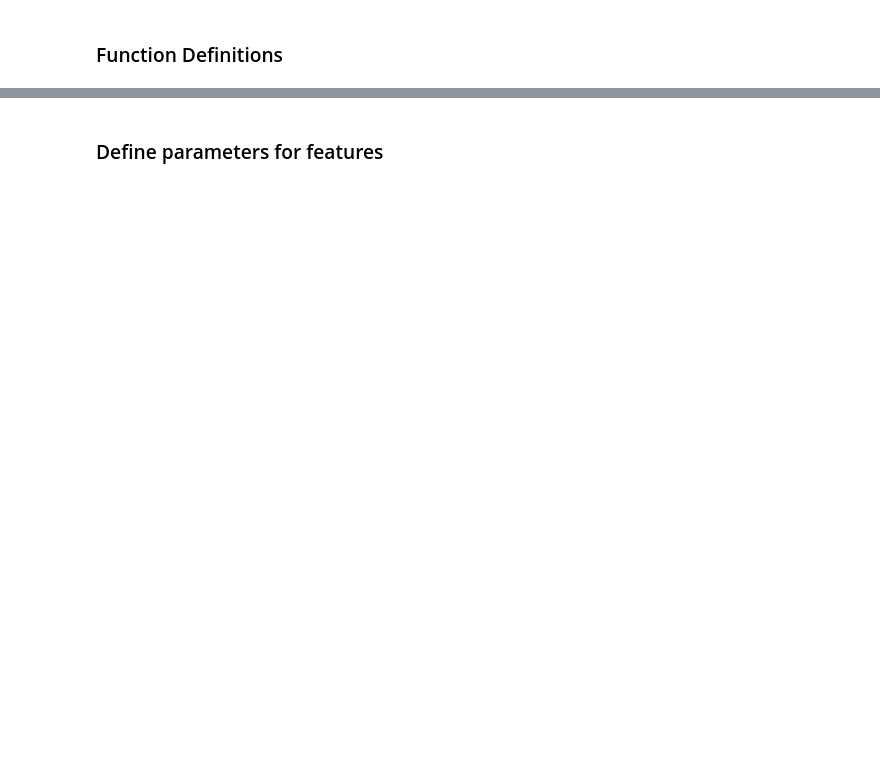
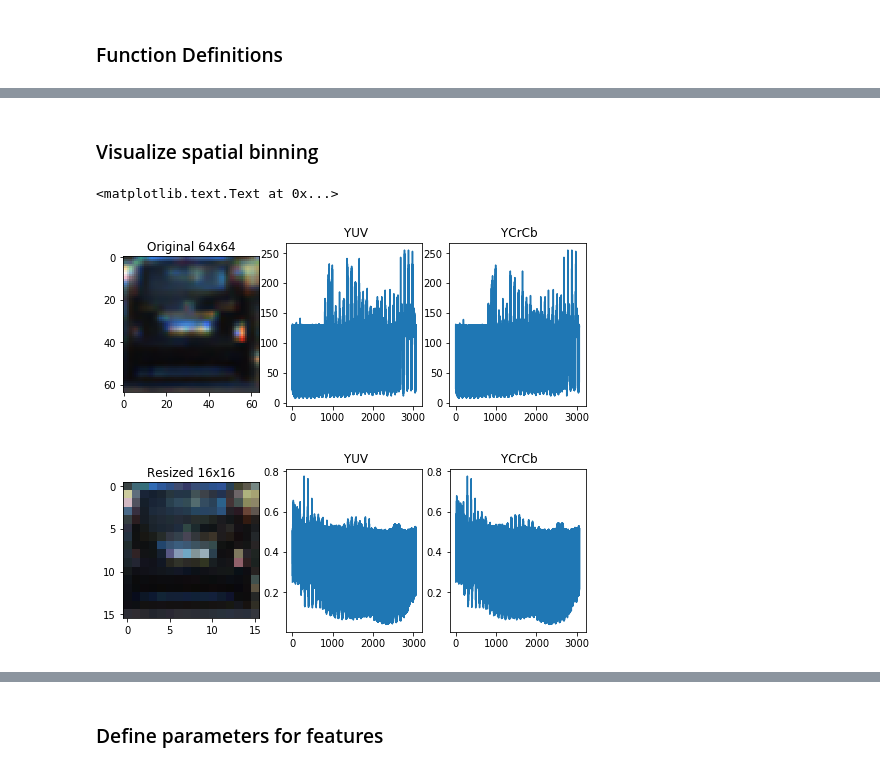
Before and after one commit to laa-1-yay/Vehicle-detection-and-tracking, a Jupyter notebook: vehicle_tracking.ipynb, the cells around one changed output, grey strips where cells are left out. Cells and saved outputs as stored; diff of their text form; code cells hidden in the pictures; blank space fills up the shorter version.

```diff
--- a/vehicle_tracking.ipynb
+++ b/vehicle_tracking.ipynb
@@ -125,9 +154,22 @@ def get_hog_features(img, orient, pix_per_cell, cell_per_block, vis=False, featu
 # %%
 '''Function to compute binned color features'''
 
-def bin_spatial(img, size=(32, 32)):
+def bin_spatial(img, color_space='RGB', size=(32, 32)):
+    # Convert image to new color space (if specified)
+    if color_space != 'RGB':
+        if color_space == 'HSV':
+            feature_image = cv2.cvtColor(img, cv2.COLOR_RGB2HSV)
+        elif color_space == 'LUV':
+            feature_image = cv2.cvtColor(img, cv2.COLOR_RGB2LUV)
+        elif color_space == 'HLS':
+            feature_image = cv2.cvtColor(img, cv2.COLOR_RGB2HLS)
+        elif color_space == 'YUV':
+            feature_image = cv2.cvtColor(img, cv2.COLOR_RGB2YUV)
+        elif color_space == 'YCrCb':
+            feature_image = cv2.cvtColor(img, cv2.COLOR_RGB2YCrCb)
+    else: feature_image = np.copy(img)
     # Use cv2.resize().ravel() to create the feature vector
-    features = cv2.resize(img, size).ravel()
+    features = cv2.resize(feature_image, size).ravel()
     # Return the feature vector
     return features
 # %%
@@ -318,3 +424,51 @@ def search_windows(img, windows, clf, scaler, color_space='RGB',
+# %% [markdown]
+### Visualize spatial binning
+# %%
+
+f_vec_YUV = bin_spatial(image, color_space='YUV', size=(32, 32))
+f_vec_YCRCB = bin_spatial(image, color_space='YCrCb', size=(32, 32))
+
+
+# Read in an image
+# You can also read cutout2, 3, 4 etc. to see other examples
+ind = np.random.randint(0, len(cars))
+# Read in the image
+image = mpimg.imread(cars[ind])
+small_image = cv2.resize(image, (16, 16))
+
+# Plot features
+fig = plt.figure(figsize=(20,3))
+plt.subplot(172)
+plt.imshow(image)
+plt.title('Original 64x64')
+
+plt.subplot(173)
+plt.plot(f_vec_YUV)
+plt.title(' YUV')
+plt.subplot(174)
+plt.plot(f_vec_YCRCB)
+plt.title(' YCrCb')
+
+
+f_vec_YUV_16 = bin_spatial(small_image, color_space='YUV', size=(32, 32))
+f_vec_YCRCB_16 = bin_spatial(small_image, color_space='YCrCb', size=(32, 32))
+
+# Plot features
+fig = plt.figure(figsize=(20,3))
+plt.subplot(175)
+plt.imshow(small_image)
+plt.title('Resized 16x16')
+
+plt.subplot(176)
+plt.plot(f_vec_YUV_16)
+plt.title(' YUV')
+plt.subplot(177)
+plt.plot(f_vec_YCRCB_16)
+plt.title(' YCrCb')
+# %% [output]
+<matplotlib.text.Text at 0x...>
+[figure, added]
+[figure, added]
 # %%
 # ----------------------------------  TEST ---------------------------------------------
 # Visualize HOG Images
```
Also changed, not shown: parts of 36 cells of this notebook, 11 other files.
